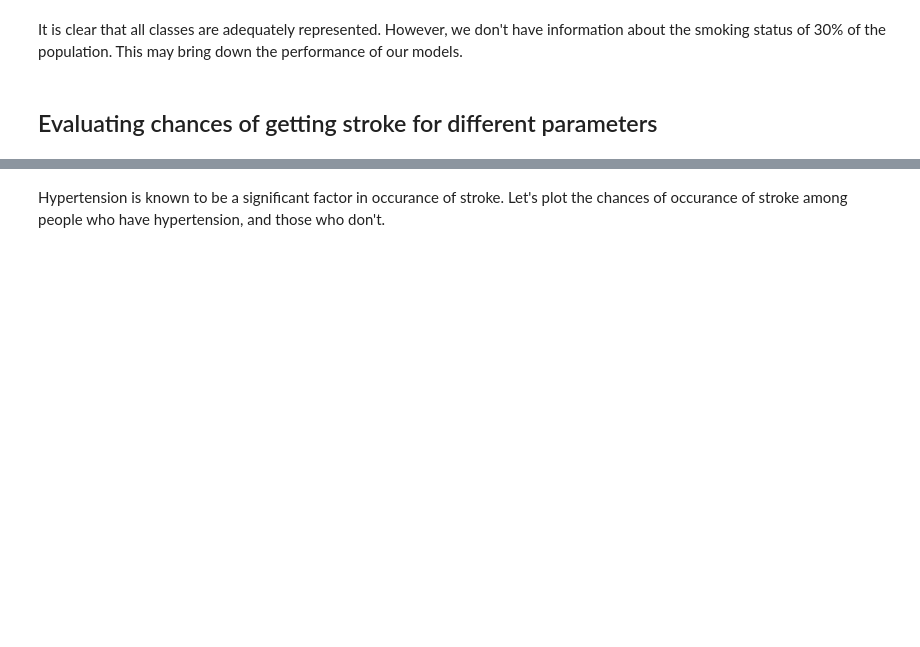
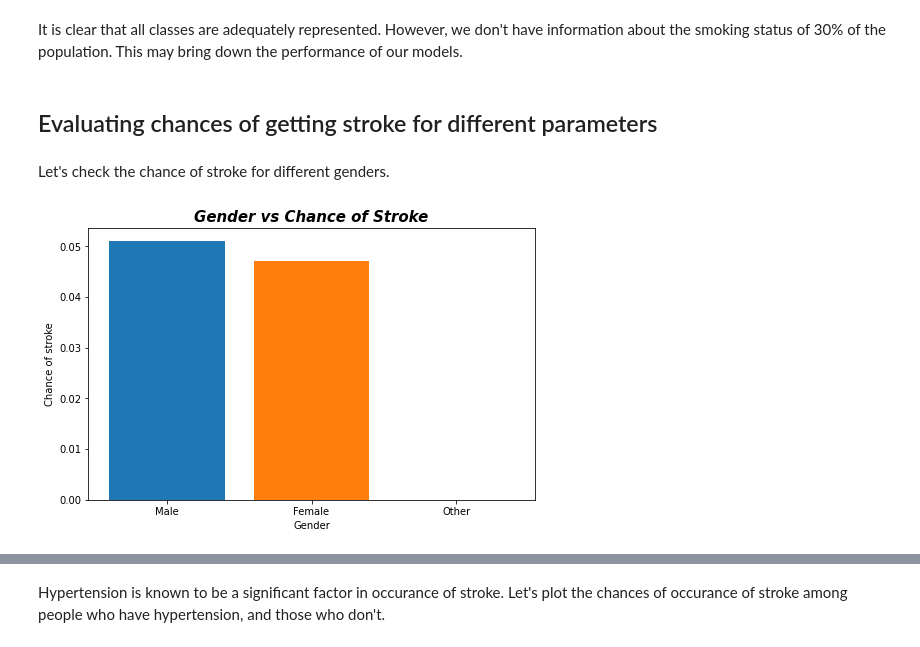
Before and after one commit to SalmanHabeeb/Stroke-predictor, a Jupyter notebook: EDA.ipynb, the cells around one changed output, grey strips where cells are left out. Drawn from its saved outputs; the diff is of its cells as text; code cells hidden in the pictures; blank space fills up the shorter version.

```diff
--- a/EDA.ipynb
+++ b/EDA.ipynb
@@ -297,3 +313,16 @@ plot_pie_value_count('smoking_status', df, title = 'Smoking status')
 It is clear that all classes are adequately represented. However, we don't have information about the smoking status of 30% of the population. This may bring down the performance of our models.
 # %% [markdown]
 ## Evaluating chances of getting stroke for different parameters
+# %% [markdown]
+Let's check the chance of stroke for different genders.
+# %%
+plot_chances('gender',
+chance_column = 'stroke',
+df = df,
+figsize = (8, 5),
+x_label = 'Gender',
+y_label = 'Chance of stroke',
+title = 'Gender vs Chance of Stroke',
+)
+# %% [output]
+[figure, added]
```
Also changed, not shown: parts of 56 cells of this notebook.
